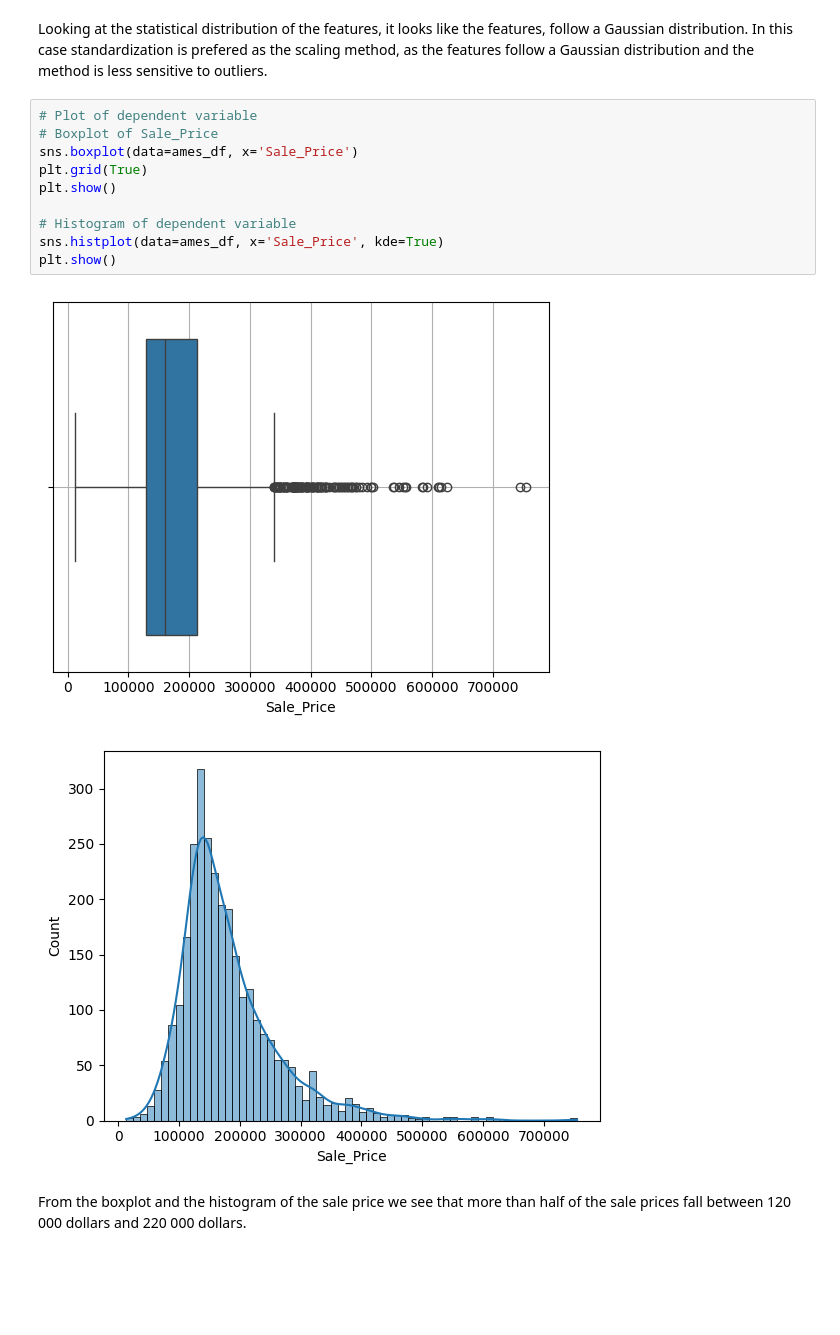
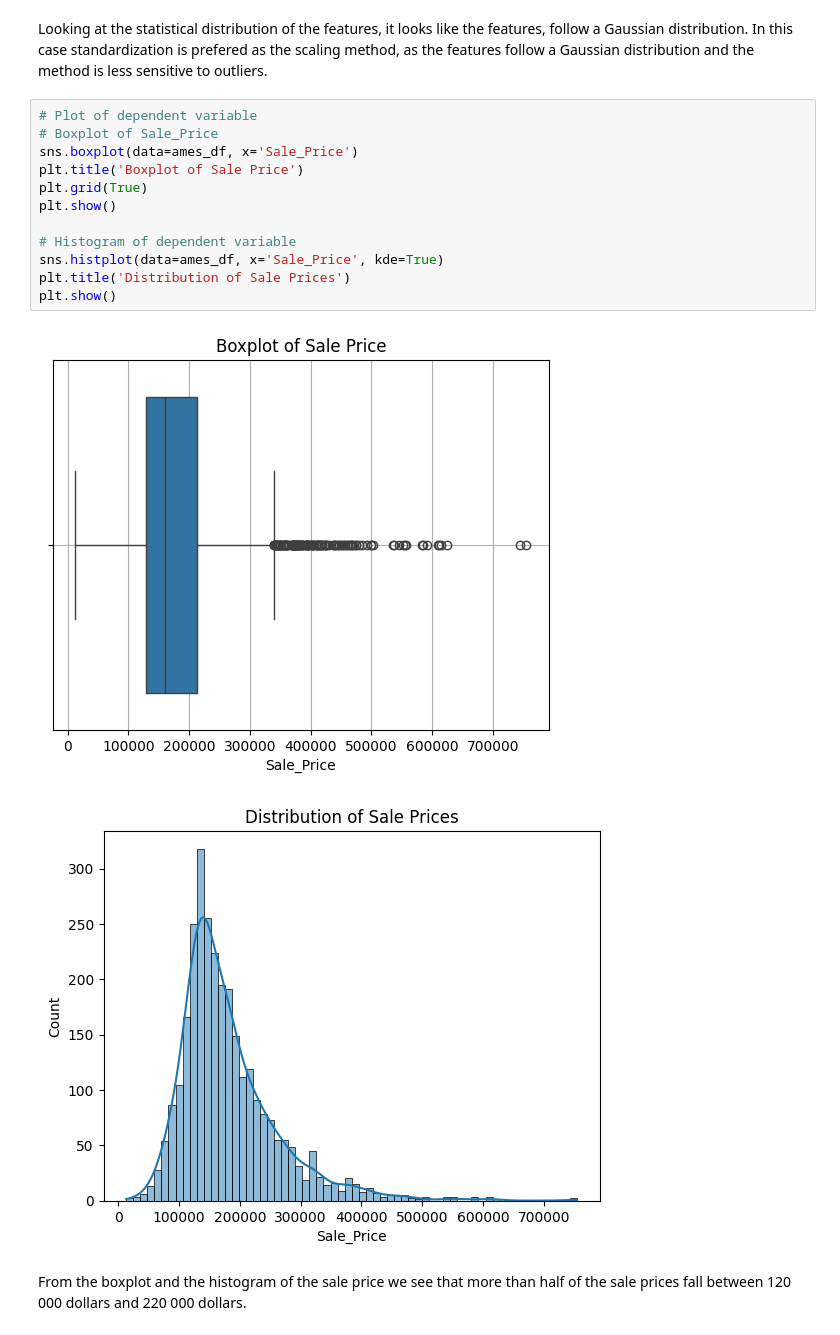
Before and after one commit to bulela00/ames_multiple_linear_regression-repo, a Jupyter notebook: Linear_Regression_Ames.ipynb, the cells around one changed output. Saved outputs shown, nothing was run; the diff lists cells and outputs as text; blank space fills up the shorter version.

Commit message:
Headings add to graphs

```diff
--- a/Linear_Regression_Ames.ipynb
+++ b/Linear_Regression_Ames.ipynb
@@ -205,16 +205,18 @@ Looking at the statistical distribution of the features, it looks like the featu
 # %%
 # Plot of dependent variable
 # Boxplot of Sale_Price
 sns.boxplot(data=ames_df, x='Sale_Price')
+plt.title('Boxplot of Sale Price')
 plt.grid(True)
 plt.show()
 
 # Histogram of dependent variable
 sns.histplot(data=ames_df, x='Sale_Price', kde=True)
+plt.title('Distribution of Sale Prices')
 plt.show()
 # %% [output]
-[figure, old version]
+[figure, new version]
-[figure, old version]
+[figure, new version]
 # %% [markdown]
 From the boxplot and the histogram of the sale price we see that more than half of the sale prices fall between 120 000 dollars and 220 000 dollars.
 # %%
```
Also changed, not shown: parts of 1 cell of this notebook.
